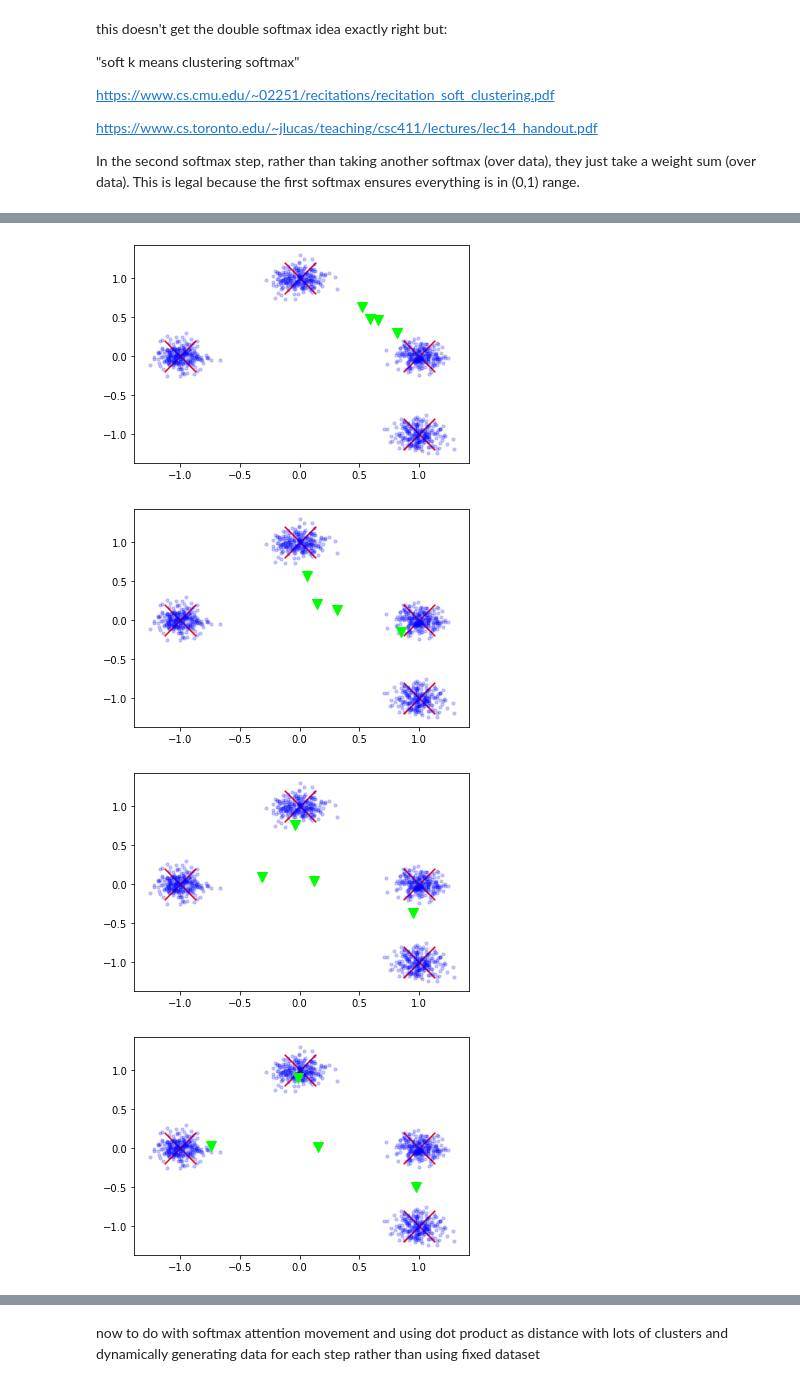
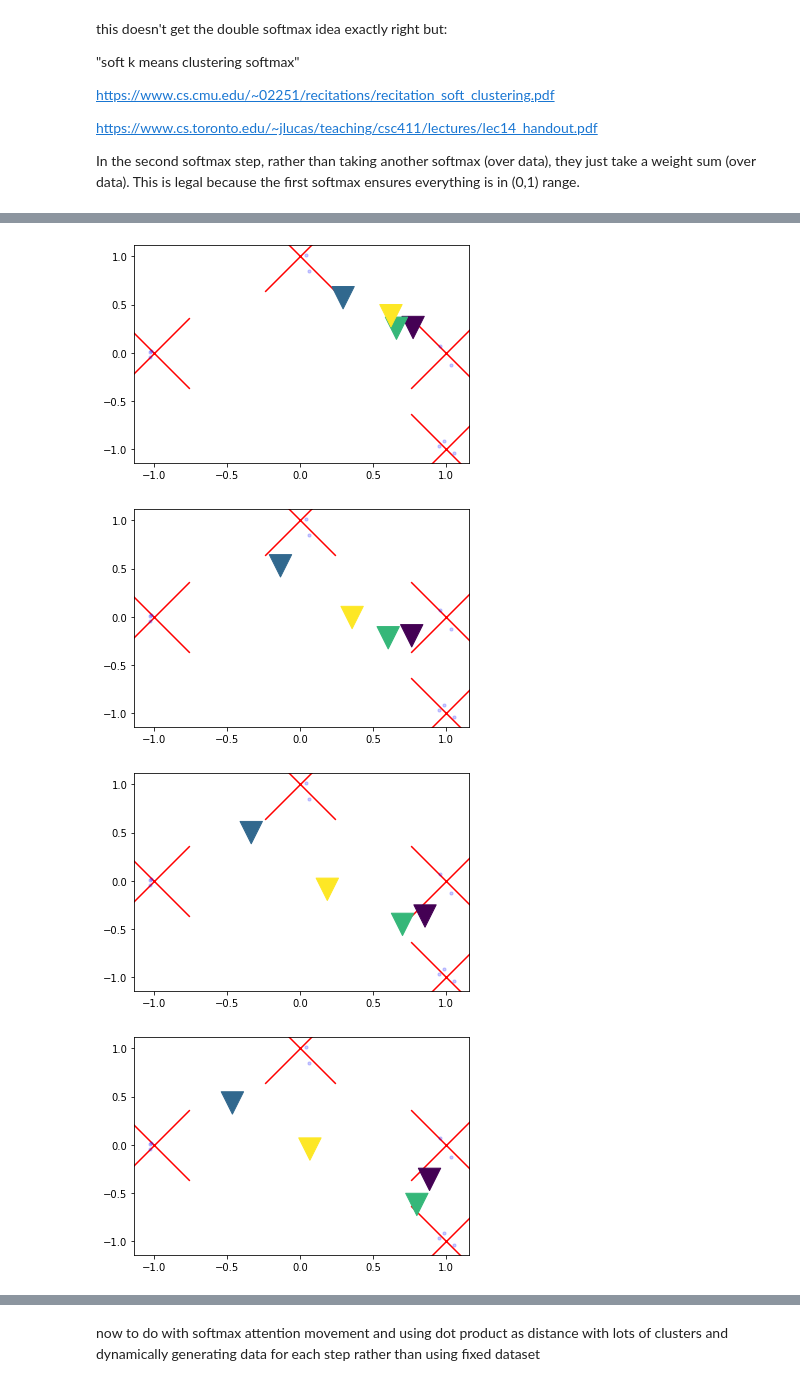
Before and after one commit to akarshkumar0101/transformer-memory, a Jupyter notebook: k_means.ipynb, the cells around one changed output, grey strips where cells are left out. Cells and saved outputs as stored; diff of their text form; code cells hidden in the pictures.

```diff
--- a/k_means.ipynb
+++ b/k_means.ipynb
@@ -31,3 +33,6 @@ plt.scatter(*x.T, marker='o', color=(0, 0, 1., 0.2), s=10)
+# %%
+torch.manual_seed(0)
+x = generate_data(10)
 # %% [markdown]
 # k means clustering (teleport centroids)
 # %%
@@ -56,21 +68,19 @@ plt.show()
 # %% [markdown]
 # k means but with SGD
 # %%
-np.random.seed(0)
+torch.manual_seed(0)
 
 alpha = .0 # alpha=0 means the centroid teleports and becomes k means clustering
-theta = np.random.randn(4, 2)/10. + 1.5
+theta = torch.randn(4, 2)/10. + 1.5
 
-x = generate_data(1000)
-
-for i in range(3):
-    plt.scatter(*means.T, marker='x', color='r', s=1000)
-    plt.scatter(*x.T, marker='o', color=(0, 0, 1., 0.2), s=10)
-    plt.scatter(*theta.T, marker='v', color=(0, 1., 0, 1.), s=100)
+for i in range(5):
+    plt.scatter(*to_np(means).T, marker='x', color='r', s=5000)
+    plt.scatter(*to_np(x).T, marker='o', color=(0, 0, 1., 0.2), s=10)
+    plt.scatter(*to_np(theta).T, marker='v', c=np.arange(len(theta)), s=500)
     plt.show()
 
-    dists = np.linalg.norm(theta[:, None, :]-x, axis=-1)
-    idx = dists.argmin(axis=0)
+    similarity = -np.linalg.norm(theta[:, None, :]-x, axis=-1)
+    idx = similarity.argmax(axis=0)
 
     target = np.stack([x[idx==i].mean(axis=0) if (idx==i).sum()>0 else ti for i, ti in enumerate(theta)], axis=0)
     theta = alpha*theta + (1-alpha)*target
@@ -96,24 +103,23 @@ In the second softmax step,
 rather than taking another softmax (over data), they just take a weight sum (over data).
 This is legal because the first softmax ensures everything is in (0,1) range.
 # %%
-np.random.seed(0)
+torch.manual_seed(0)
 
 alpha = .3 # alpha=0 means the centroid teleports and becomes k means clustering
-theta = np.random.randn(4, 2)/10. + 1.5
+theta = torch.randn(4, 2)/10. + 1.5
 
-x = generate_data(1000)
 
 for i in range(10):
-    plt.scatter(*means.T, marker='x', color='r', s=1000)
-    plt.scatter(*x.T, marker='o', color=(0, 0, 1., 0.2), s=10)
-    plt.scatter(*theta.T, marker='v', color=(0, 1., 0, 1.), s=100)
+    plt.scatter(*to_np(means).T, marker='x', color='r', s=5000)
+    plt.scatter(*to_np(x).T, marker='o', color=(0, 0, 1., 0.2), s=10)
+    plt.scatter(*to_np(theta).T, marker='v', c=np.arange(len(theta)), s=500)
     plt.show()
 
     beta = 5.
-    dists = np.linalg.norm(theta[:, None, :]-x, axis=-1)
+    similarity = -torch.linalg.norm(theta[:, None, :]-x, dim=-1)
     # idx = dists.argmin(axis=0)
-    dt = scipy.special.softmax(beta*-dists, axis=0)
-    dx = scipy.special.softmax(beta*-dists, axis=1)
+    dt = (beta*similarity).softmax(dim=0)
+    dx = (beta*similarity).softmax(dim=1)
     # print(dx)
     # plt.plot(dx[0])
     # plt.show()
@@ -122,7 +128,7 @@ for i in range(10):
     # target = np.stack([x[idx==i].mean(axis=0) if (idx==i).sum()>0 else ti for i, ti in enumerate(theta)], axis=0)
     # target = theta
 
-    dtx = scipy.special.softmax(5.*dt, axis=1)
+    dtx = (5.*dt).softmax(dim=1)
     target = dtx@x
 
     theta = alpha*theta + (1-alpha)*target
@@ -131,4 +137,4 @@ for i in range(10):
-[figure, old version]
+[figure, new version]
-[figure, old version]
+[figure, new version]
-[figure, old version]
+[figure, new version]
-[figure, old version]
+[figure, new version]
```
Also changed, not shown: parts of 15 cells of this notebook, 8 other files.
